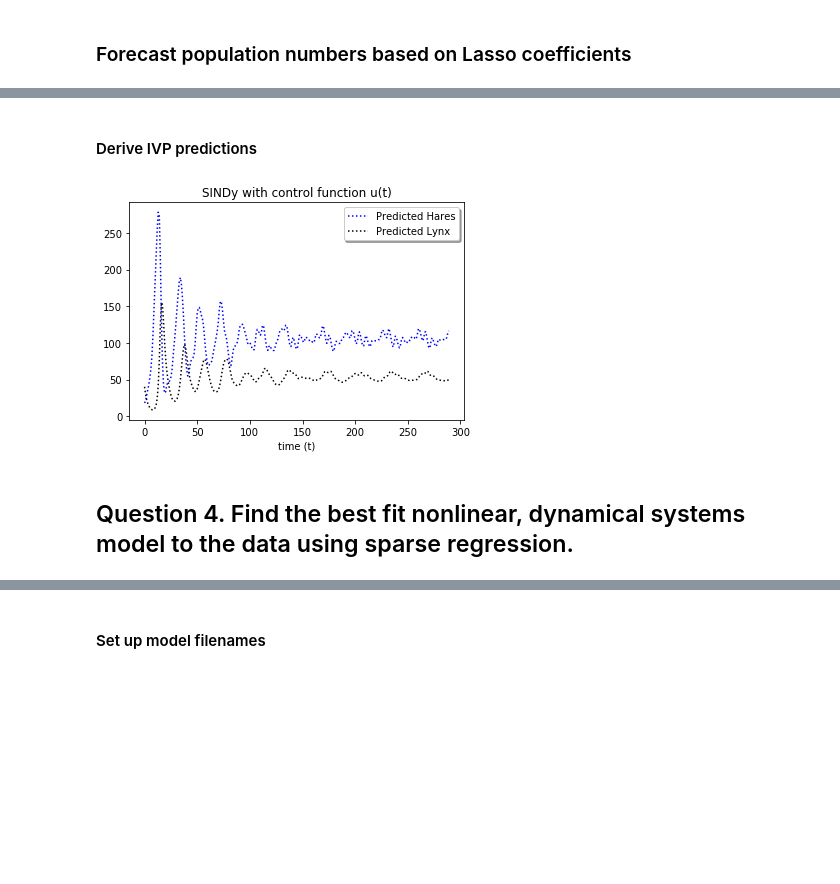
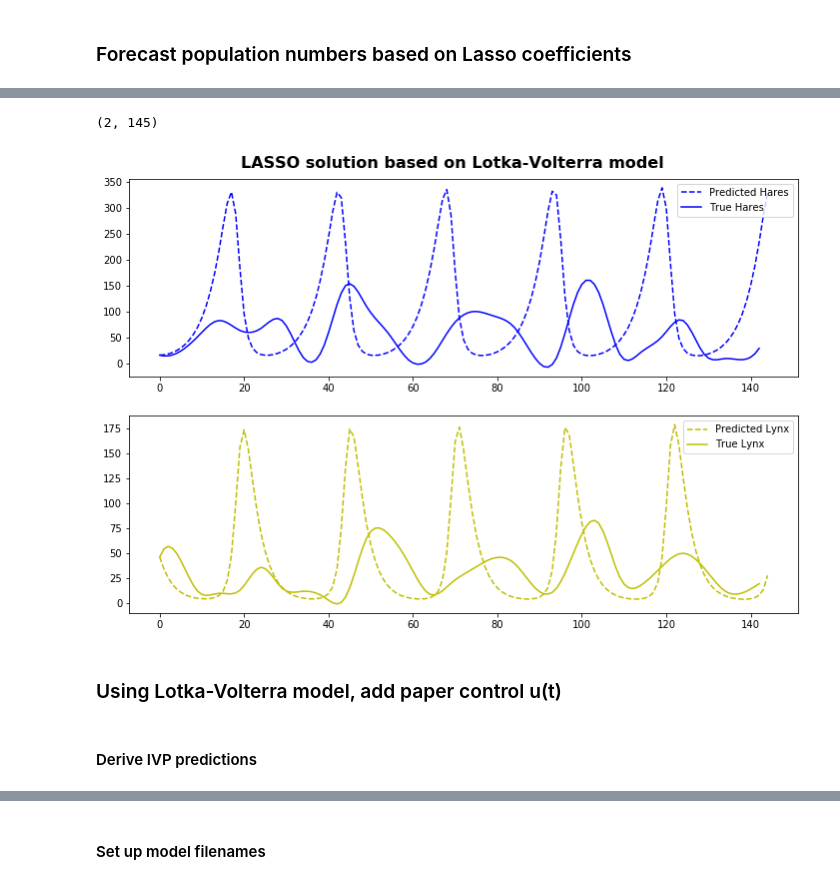
Before and after one commit to jmichellehu/ComplexSystems_AMATH563, a Jupyter notebook: hw2/AMATH563_hw2_Q3_Q4.ipynb, the cells around one changed output, grey strips where cells are left out. Drawn from its saved outputs; the diff is of its cells as text; code cells hidden in the pictures; blank space fills up the shorter version.

```diff
--- a/hw2/AMATH563_hw2_Q3_Q4.ipynb
+++ b/hw2/AMATH563_hw2_Q3_Q4.ipynb
@@ -50,19 +61,3 @@ df.head()
-# %%
-def lotka_volterra(t, x0, b, p, r, d):
-    '''Empirical Lotka-Volterra predator-prey model'''
-    x, y = x0
-    xdot = (b - p*y) * x
-    ydot = (r*x - d) * y
-    return(xdot, ydot)
-
-
-def densify(t,y,dt):
-    '''From Friedrich'''
-    from scipy.interpolate import interp1d
-    f = interp1d(t, y, kind='cubic')
-    tnew = np.arange(t[0], t[-1], dt)
-    ynew = f(tnew)
-    return(tnew, ynew)
 # %% [markdown]
 #### Set up problem and calculate time derivatives
 # %%
@@ -276 +298,21 @@ plt.show()
+# %%
+predictions.shape
+# %% [output]
+(2, 145)
+# %%
+fig, axes = plt.subplots(2, 1, figsize=(12, 8))
+axes[0].plot(t, predictions[0].T, "b--", label="Predicted Hares")
+axes[0].plot(X, "b", label="True Hares")
+
+axes[1].plot(t, predictions[1].T, "y--", label="Predicted Lynx")
+axes[1].plot(Y, "y", label="True Lynx")
+for ax in axes:
+    ax.legend()
+
+plt.suptitle("LASSO solution based on Lotka-Volterra model",
+             y=y_position, fontsize=fontsize, weight=weight);
+# %% [output]
+[figure, added]
+# %% [markdown]
+### Using Lotka-Volterra model, add paper control u(t)
 # %%
@@ -291,14 +332,3 @@ sol = solve_ivp(lotka_volterra_control, t_range, x0,
 
 t = np.arange(0, len(years), 1)
 predictions = sol.sol(t)
-
-plt.plot(t, predictions[0].T, "b:", label="Forecast Hares")
-plt.plot(t, predictions[1].T, "k:", label="Forecast Lynx")
-plt.xlabel('time (t)')
-plt.title("SINDy with control function u(t)")
-plt.legend(shadow=True)
-plt.show()
-# %% [output]
-[figure, removed]
-# %% [markdown]
-## Question 4. Find the best fit nonlinear, dynamical systems model to the data using sparse regression.
```
Also changed, not shown: parts of 62 cells of this notebook, 2 other files.
